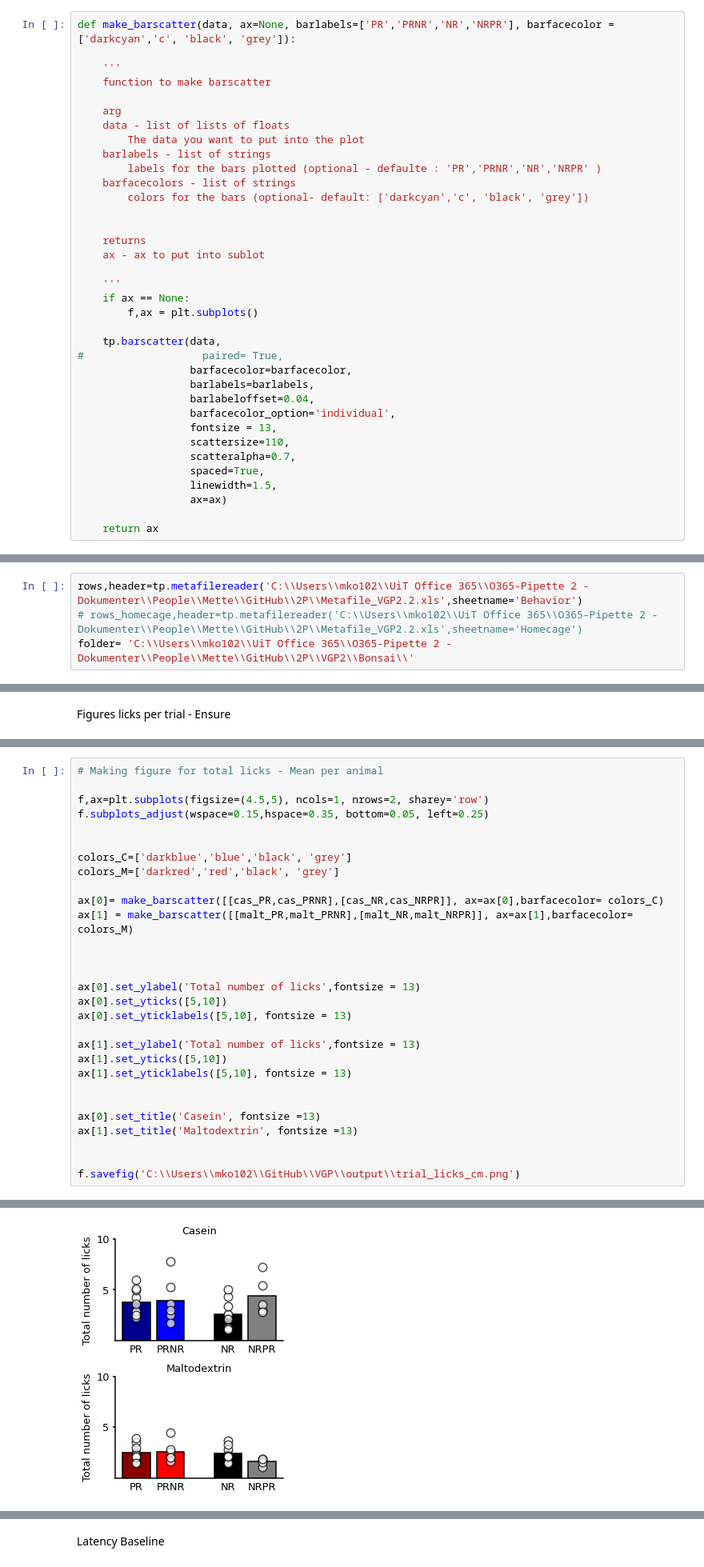
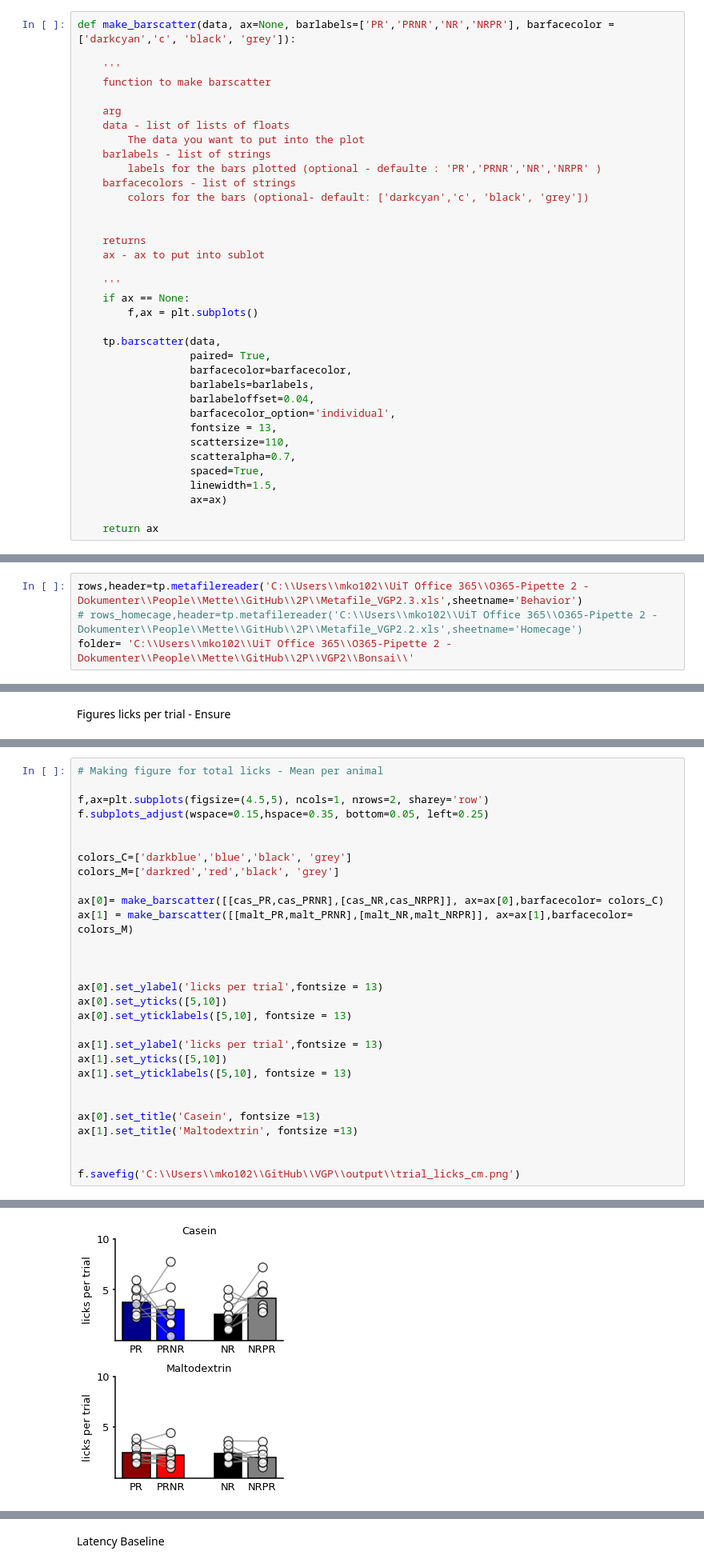
Before and after one commit to jetsetmette/VGP, a Jupyter notebook: notebooks/Behavior_2P.ipynb, the cells around one changed output, grey strips where cells are left out. Shown at 80% size. Cells and saved outputs as stored; diff of their text form.

```diff
--- a/notebooks/Behavior_2P.ipynb
+++ b/notebooks/Behavior_2P.ipynb
@@ -282,7 +282,7 @@ def make_barscatter(data, ax=None, barlabels=['PR','PRNR','NR','NRPR'], barfacec
         f,ax = plt.subplots()
 
     tp.barscatter(data,
-#                   paired= True,
+                  paired= True,
                   barfacecolor=barfacecolor,
                   barlabels=barlabels,
                   barlabeloffset=0.04,
@@ -399,7 +399,7 @@ def grouped_by_session(dictionary, solution,session, output):
 # %% [markdown]
 ## Metafile reader
 # %%
-rows,header=tp.metafilereader('C:\\Users\\mko102\\UiT Office 365\\O365-Pipette 2 - Dokumenter\\People\\Mette\\GitHub\\2P\\Metafile_VGP2.2.xls',sheetname='Behavior')
+rows,header=tp.metafilereader('C:\\Users\\mko102\\UiT Office 365\\O365-Pipette 2 - Dokumenter\\People\\Mette\\GitHub\\2P\\Metafile_VGP2.3.xls',sheetname='Behavior')
 # rows_homecage,header=tp.metafilereader('C:\\Users\\mko102\\UiT Office 365\\O365-Pipette 2 - Dokumenter\\People\\Mette\\GitHub\\2P\\Metafile_VGP2.2.xls',sheetname='Homecage')
 folder= 'C:\\Users\\mko102\\UiT Office 365\\O365-Pipette 2 - Dokumenter\\People\\Mette\\GitHub\\2P\\VGP2\\Bonsai\\'
 # %% [output]
@@ -949,11 +1023,11 @@ ax[1] = make_barscatter([[malt_PR,malt_PRNR],[malt_NR,malt_NRPR]], ax=ax[1],barf
 
 
 
-ax[0].set_ylabel('Total number of licks',fontsize = 13)
+ax[0].set_ylabel('licks per trial',fontsize = 13)
 ax[0].set_yticks([5,10])
 ax[0].set_yticklabels([5,10], fontsize = 13)
 
-ax[1].set_ylabel('Total number of licks',fontsize = 13)
+ax[1].set_ylabel('licks per trial',fontsize = 13)
 ax[1].set_yticks([5,10])
 ax[1].set_yticklabels([5,10], fontsize = 13)
 
@@ -975,4 +1041,4 @@ Could not space all sets of points.
-[figure, old version]
+[figure, new version]
 # %%
 print('Total Licks')
 print('PR_C ',np.mean(cas_PR), '-',np.std(cas_PR, ddof=1) / np.sqrt(np.size(cas_PR)))
```
Also changed, not shown: parts of 43 cells of this notebook.
